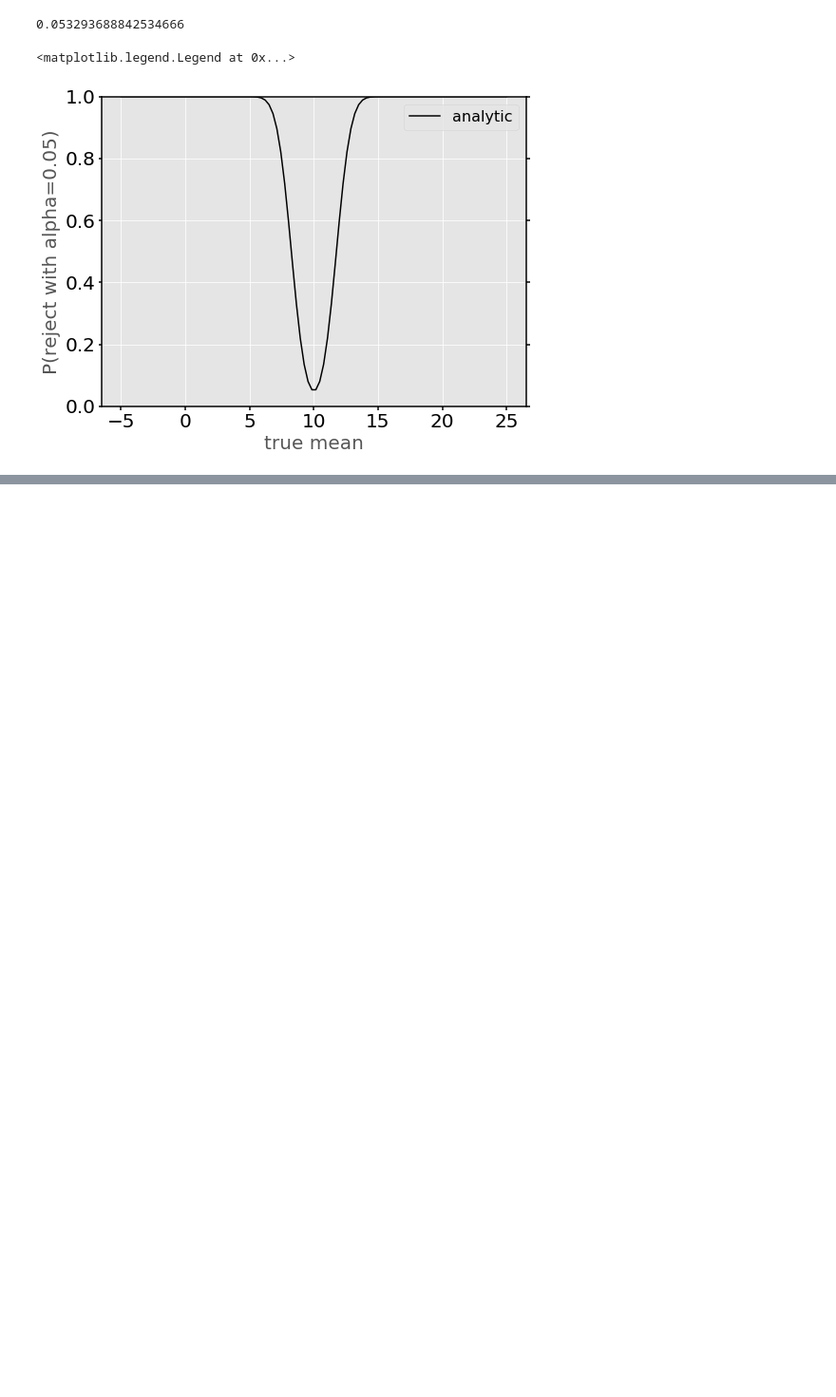
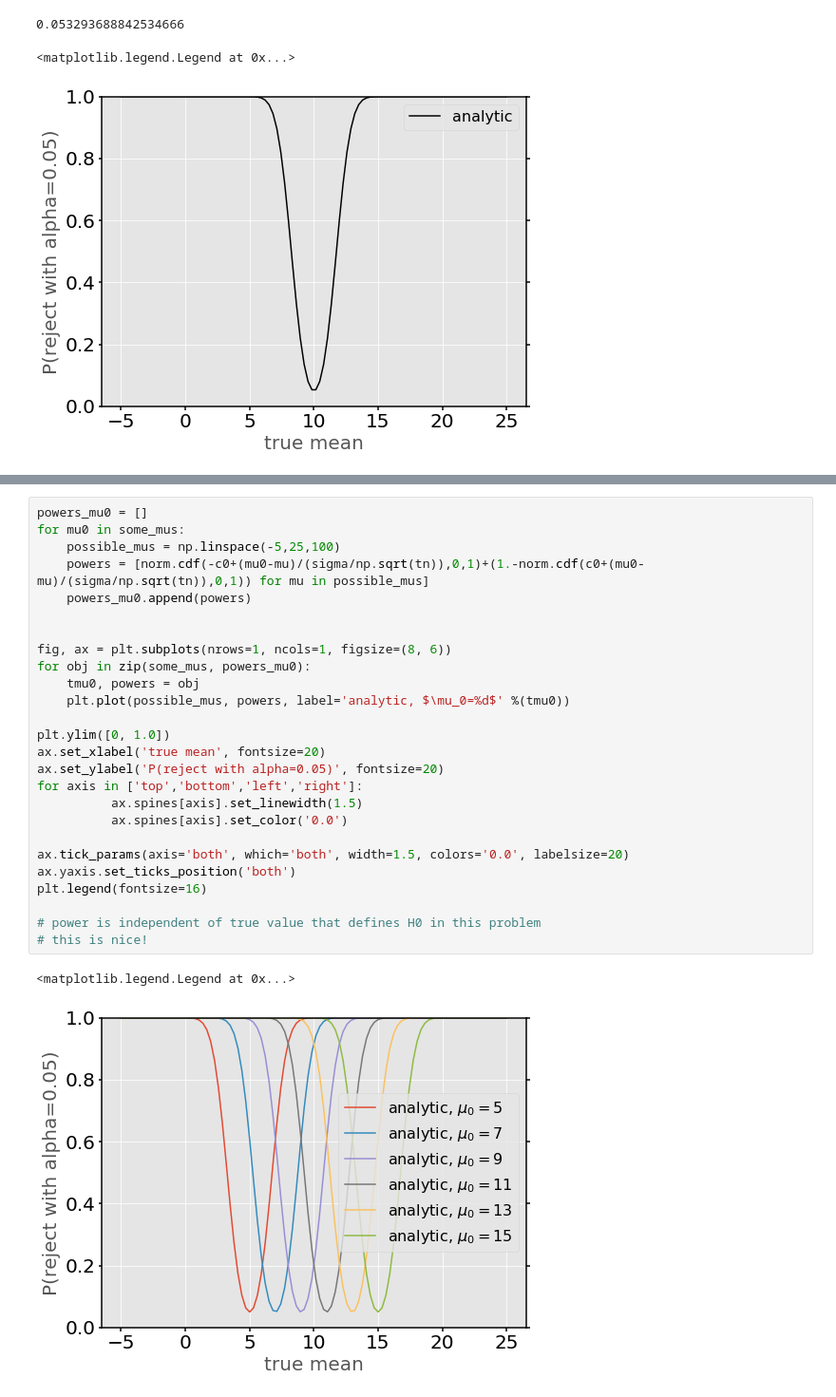
Before and after one commit to HansN87/TUM-lectures-PH2282, a Jupyter notebook: ex6/normal_power.ipynb, the cells around one changed output, grey strips where cells are left out. Shown at 95% size. Cells and saved outputs as stored; diff of their text form; blank space fills up the shorter version.

Commit message:
power calculation using the normal mean as example

```diff
--- a/ex6/normal_power.ipynb
+++ b/ex6/normal_power.ipynb
@@ -183,0 +196,29 @@ print np.amin(powers_sim)
+# %%
+powers_mu0 = []
+for mu0 in some_mus:
+    possible_mus = np.linspace(-5,25,100)
+    powers = [norm.cdf(-c0+(mu0-mu)/(sigma/np.sqrt(tn)),0,1)+(1.-norm.cdf(c0+(mu0-mu)/(sigma/np.sqrt(tn)),0,1)) for mu in possible_mus]
+    powers_mu0.append(powers)
+
+
+fig, ax = plt.subplots(nrows=1, ncols=1, figsize=(8, 6))
+for obj in zip(some_mus, powers_mu0):
+    tmu0, powers = obj
+    plt.plot(possible_mus, powers, label='analytic, $\mu_0=%d$' %(tmu0))
+
+plt.ylim([0, 1.0])
+ax.set_xlabel('true mean', fontsize=20)
+ax.set_ylabel('P(reject with alpha=0.05)', fontsize=20)
+for axis in ['top','bottom','left','right']:
+          ax.spines[axis].set_linewidth(1.5)
+          ax.spines[axis].set_color('0.0')
+
+ax.tick_params(axis='both', which='both', width=1.5, colors='0.0', labelsize=20)
+ax.yaxis.set_ticks_position('both')
+plt.legend(fontsize=16)
+
+# power is independent of true value that defines H0 in this problem
+# this is nice!
+# %% [output]
+<matplotlib.legend.Legend at 0x...>
+[figure, added]
```
Also changed, not shown: parts of 5 cells of this notebook.
